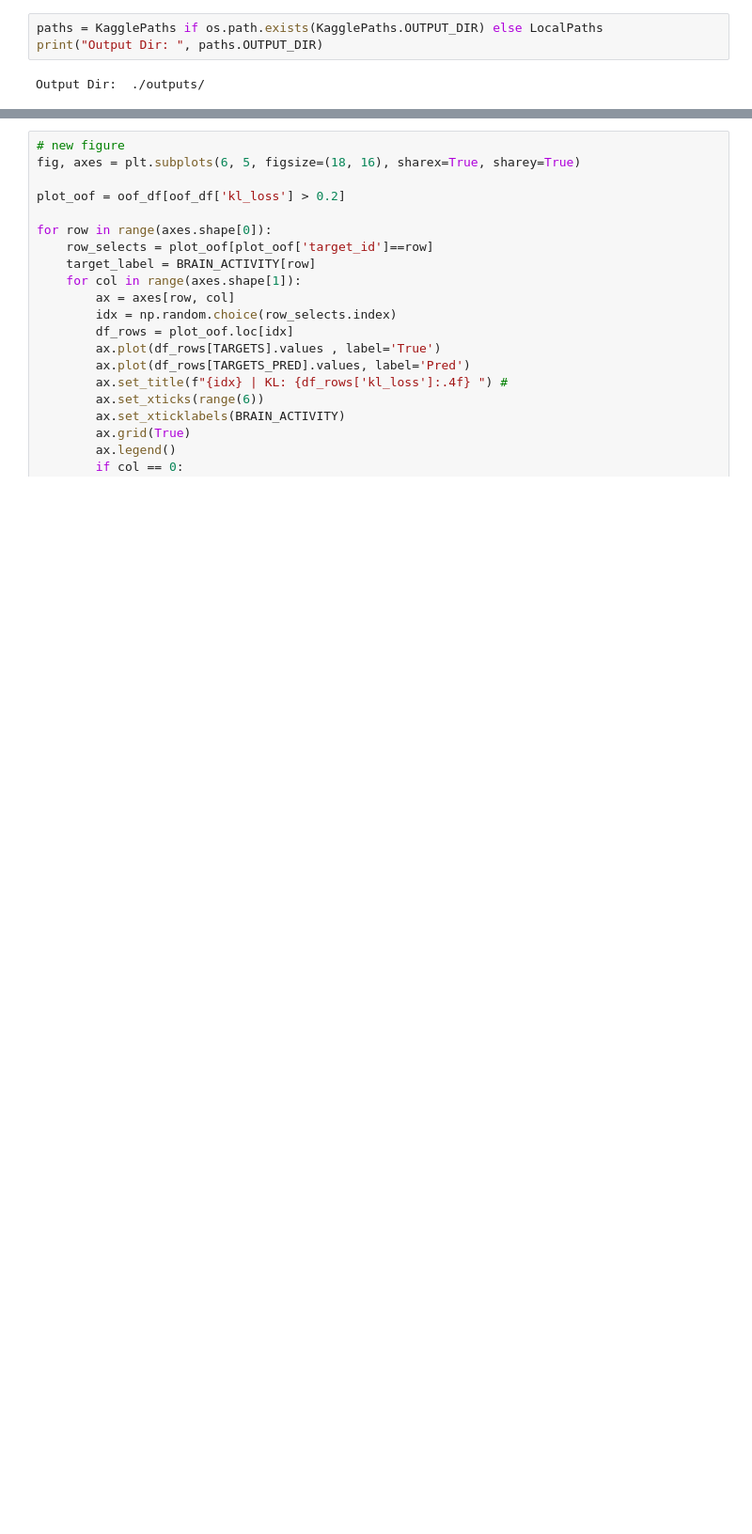
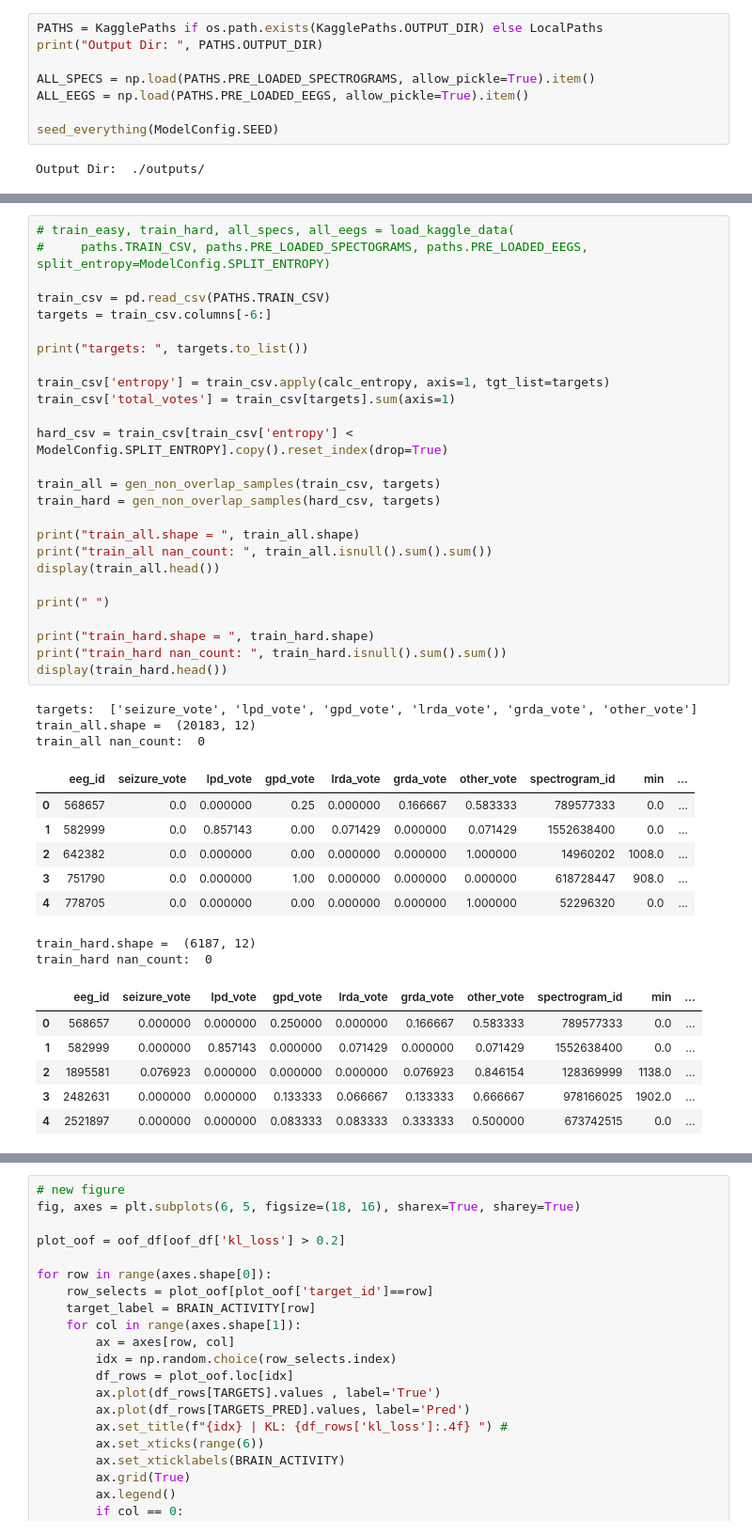
Before and after one commit to AzimuthLI/kaggle_hms, a Jupyter notebook: train_hms_two_stage.ipynb, the cells around one changed output, grey strips where cells are left out. Shown at 94% size. Drawn from its saved outputs; the diff is of its cells as text; blank space fills up the shorter version.

```diff
--- a/train_hms_two_stage.ipynb
+++ b/train_hms_two_stage.ipynb
@@ -15,5 +31,10 @@ import warnings
 # %%
-paths = KagglePaths if os.path.exists(KagglePaths.OUTPUT_DIR) else LocalPaths
-print("Output Dir: ", paths.OUTPUT_DIR)
+PATHS = KagglePaths if os.path.exists(KagglePaths.OUTPUT_DIR) else LocalPaths
+print("Output Dir: ", PATHS.OUTPUT_DIR)
+
+ALL_SPECS = np.load(PATHS.PRE_LOADED_SPECTROGRAMS, allow_pickle=True).item()
+ALL_EEGS = np.load(PATHS.PRE_LOADED_EEGS, allow_pickle=True).item()
+
+seed_everything(ModelConfig.SEED)
 # %% [output]
 Output Dir:  ./outputs/
@@ -50,0 +132,44 @@ display(train_hard.head())
+# %%
+# train_easy, train_hard, all_specs, all_eegs = load_kaggle_data(
+#     paths.TRAIN_CSV, paths.PRE_LOADED_SPECTOGRAMS, paths.PRE_LOADED_EEGS, split_entropy=ModelConfig.SPLIT_ENTROPY)
+
+train_csv = pd.read_csv(PATHS.TRAIN_CSV)
+targets = train_csv.columns[-6:]
+
+print("targets: ", targets.to_list())
+
+train_csv['entropy'] = train_csv.apply(calc_entropy, axis=1, tgt_list=targets)
+train_csv['total_votes'] = train_csv[targets].sum(axis=1)
+
+hard_csv = train_csv[train_csv['entropy'] < ModelConfig.SPLIT_ENTROPY].copy().reset_index(drop=True)
+
+train_all = gen_non_overlap_samples(train_csv, targets)
+train_hard = gen_non_overlap_samples(hard_csv, targets)
+
+print("train_all.shape = ", train_all.shape)
+print("train_all nan_count: ", train_all.isnull().sum().sum())
+display(train_all.head())
+
+print(" ")
+
+print("train_hard.shape = ", train_hard.shape)
+print("train_hard nan_count: ", train_hard.isnull().sum().sum())
+display(train_hard.head())
+# %% [output]
+targets:  ['seizure_vote', 'lpd_vote', 'gpd_vote', 'lrda_vote', 'grda_vote', 'other_vote']
+train_all.shape =  (20183, 12)
+train_all nan_count:  0
+|  | eeg_id | seizure_vote | lpd_vote | gpd_vote | lrda_vote | grda_vote | other_vote | spectrogram_id | min | ... |
+| 0 | 568657 | 0.0 | 0.000000 | 0.25 | 0.000000 | 0.166667 | 0.583333 | 789577333 | 0.0 | ... |
+| 1 | 582999 | 0.0 | 0.857143 | 0.00 | 0.071429 | 0.000000 | 0.071429 | 1552638400 | 0.0 | ... |
+| 2 | 642382 | 0.0 | 0.000000 | 0.00 | 0.000000 | 0.000000 | 1.000000 | 14960202 | 1008.0 | ... |
+| 3 | 751790 | 0.0 | 0.000000 | 1.00 | 0.000000 | 0.000000 | 0.000000 | 618728447 | 908.0 | ... |
+| 4 | 778705 | 0.0 | 0.000000 | 0.00 | 0.000000 | 0.000000 | 1.000000 | 52296320 | 0.0 | ... |
+train_hard.shape =  (6187, 12)
+train_hard nan_count:  0
+|  | eeg_id | seizure_vote | lpd_vote | gpd_vote | lrda_vote | grda_vote | other_vote | spectrogram_id | min | ... |
+| 0 | 568657 | 0.000000 | 0.000000 | 0.250000 | 0.000000 | 0.166667 | 0.583333 | 789577333 | 0.0 | ... |
+| 1 | 582999 | 0.000000 | 0.857143 | 0.000000 | 0.071429 | 0.000000 | 0.071429 | 1552638400 | 0.0 | ... |
+| 2 | 1895581 | 0.076923 | 0.000000 | 0.000000 | 0.000000 | 0.076923 | 0.846154 | 128369999 | 1138.0 | ... |
+| 3 | 2482631 | 0.000000 | 0.000000 | 0.133333 | 0.066667 | 0.133333 | 0.666667 | 978166025 | 1902.0 | ... |
+| 4 | 2521897 | 0.000000 | 0.000000 | 0.083333 | 0.083333 | 0.333333 | 0.500000 | 673742515 | 0.0 | ... |
```
Also changed, not shown: parts of 19 cells of this notebook, 2 other files.
